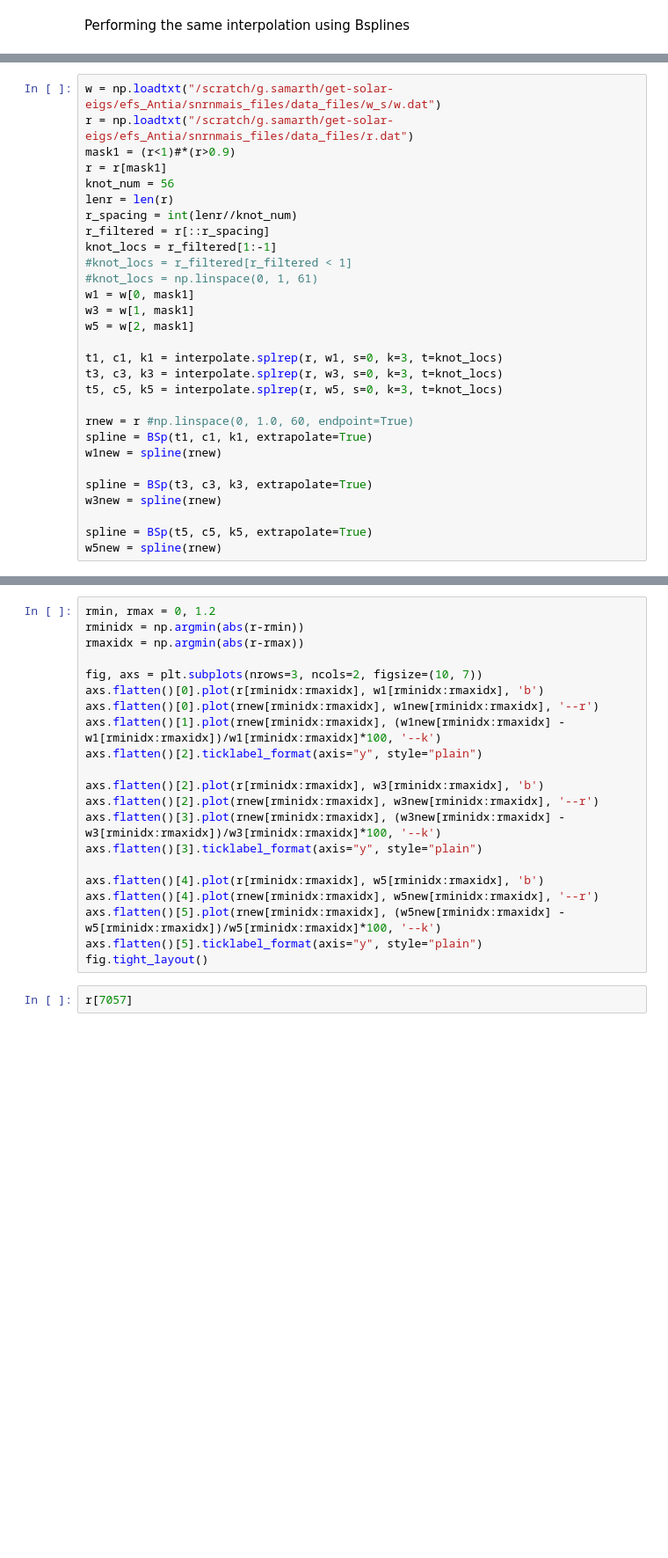
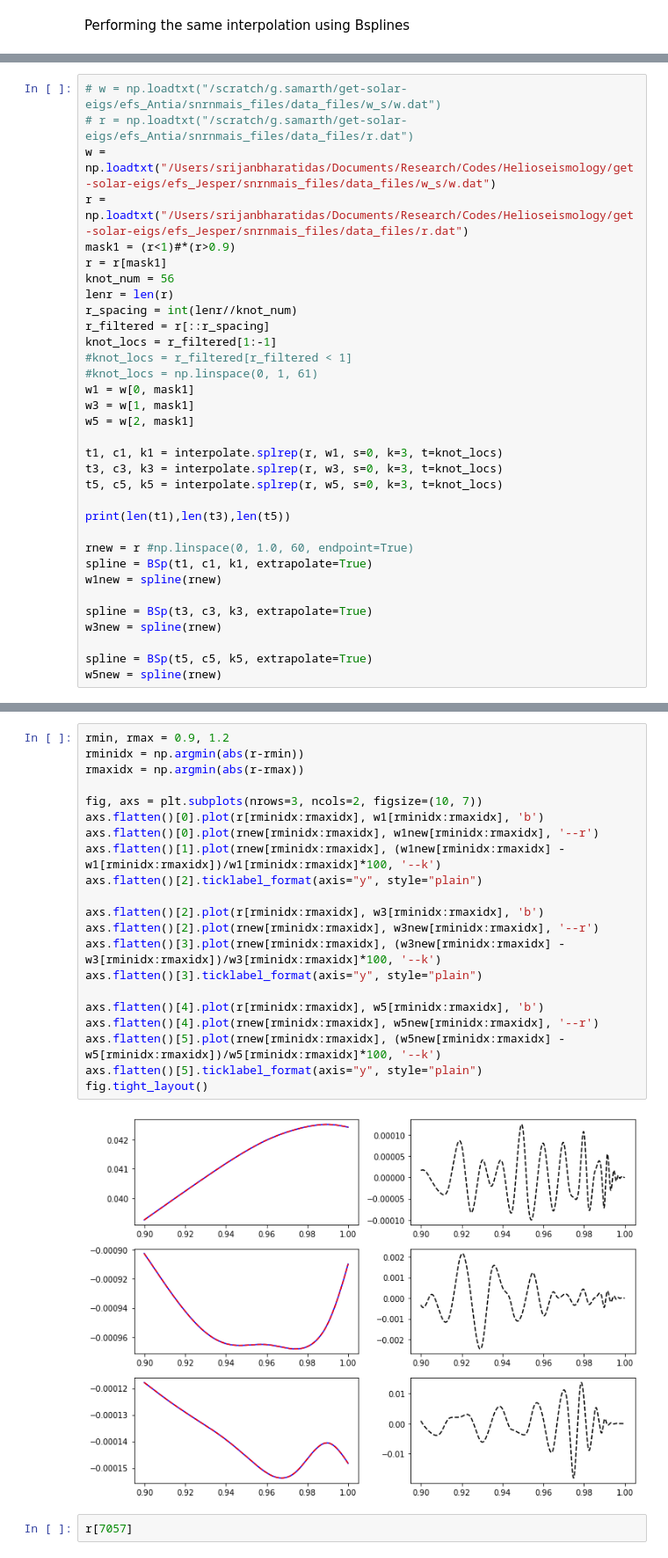
Before and after one commit to samarth-kashyap/qdPy, a Jupyter notebook: notebooks/splines.ipynb, the cells around one changed output, grey strips where cells are left out. Shown at 88% size. Saved outputs shown, nothing was run; the diff lists cells and outputs as text; blank space fills up the shorter version.

```diff
--- a/notebooks/splines.ipynb
+++ b/notebooks/splines.ipynb
@@ -59,6 +63,8 @@ fig.tight_layout()
 # %%
-w = np.loadtxt("/scratch/g.samarth/get-solar-eigs/efs_Antia/snrnmais_files/data_files/w_s/w.dat")
-r = np.loadtxt("/scratch/g.samarth/get-solar-eigs/efs_Antia/snrnmais_files/data_files/r.dat")
+# w = np.loadtxt("/scratch/g.samarth/get-solar-eigs/efs_Antia/snrnmais_files/data_files/w_s/w.dat")
+# r = np.loadtxt("/scratch/g.samarth/get-solar-eigs/efs_Antia/snrnmais_files/data_files/r.dat")
+w = np.loadtxt("/Users/srijanbharatidas/Documents/Research/Codes/Helioseismology/get-solar-eigs/efs_Jesper/snrnmais_files/data_files/w_s/w.dat")
+r = np.loadtxt("/Users/srijanbharatidas/Documents/Research/Codes/Helioseismology/get-solar-eigs/efs_Jesper/snrnmais_files/data_files/r.dat")
 mask1 = (r<1)#*(r>0.9)
 r = r[mask1]
 knot_num = 56
@@ -76,6 +82,8 @@ t1, c1, k1 = interpolate.splrep(r, w1, s=0, k=3, t=knot_locs)
 t3, c3, k3 = interpolate.splrep(r, w3, s=0, k=3, t=knot_locs)
 t5, c5, k5 = interpolate.splrep(r, w5, s=0, k=3, t=knot_locs)
 
+print(len(t1),len(t3),len(t5))
+
 rnew = r #np.linspace(0, 1.0, 60, endpoint=True)
 spline = BSp(t1, c1, k1, extrapolate=True)
 w1new = spline(rnew)
@@ -103,24 +113,26 @@ Number of knots beyond 0.95 = 12
 # %%
-rmin, rmax = 0, 1.2
+rmin, rmax = 0.9, 1.2
 rminidx = np.argmin(abs(r-rmin))
 rmaxidx = np.argmin(abs(r-rmax))
 
 fig, axs = plt.subplots(nrows=3, ncols=2, figsize=(10, 7))
 axs.flatten()[0].plot(r[rminidx:rmaxidx], w1[rminidx:rmaxidx], 'b')
 axs.flatten()[0].plot(rnew[rminidx:rmaxidx], w1new[rminidx:rmaxidx], '--r')
 axs.flatten()[1].plot(rnew[rminidx:rmaxidx], (w1new[rminidx:rmaxidx] - w1[rminidx:rmaxidx])/w1[rminidx:rmaxidx]*100, '--k')
 axs.flatten()[2].ticklabel_format(axis="y", style="plain")
 
 axs.flatten()[2].plot(r[rminidx:rmaxidx], w3[rminidx:rmaxidx], 'b')
 axs.flatten()[2].plot(rnew[rminidx:rmaxidx], w3new[rminidx:rmaxidx], '--r')
 axs.flatten()[3].plot(rnew[rminidx:rmaxidx], (w3new[rminidx:rmaxidx] - w3[rminidx:rmaxidx])/w3[rminidx:rmaxidx]*100, '--k')
 axs.flatten()[3].ticklabel_format(axis="y", style="plain")
 
 axs.flatten()[4].plot(r[rminidx:rmaxidx], w5[rminidx:rmaxidx], 'b')
 axs.flatten()[4].plot(rnew[rminidx:rmaxidx], w5new[rminidx:rmaxidx], '--r')
 axs.flatten()[5].plot(rnew[rminidx:rmaxidx], (w5new[rminidx:rmaxidx] - w5[rminidx:rmaxidx])/w5[rminidx:rmaxidx]*100, '--k')
 axs.flatten()[5].ticklabel_format(axis="y", style="plain")
 fig.tight_layout()
+# %% [output]
+[figure, added]
 # %%
 r[7057]
 # %% [output]
```
Also changed, not shown: parts of 5 cells of this notebook, 4 other files.
